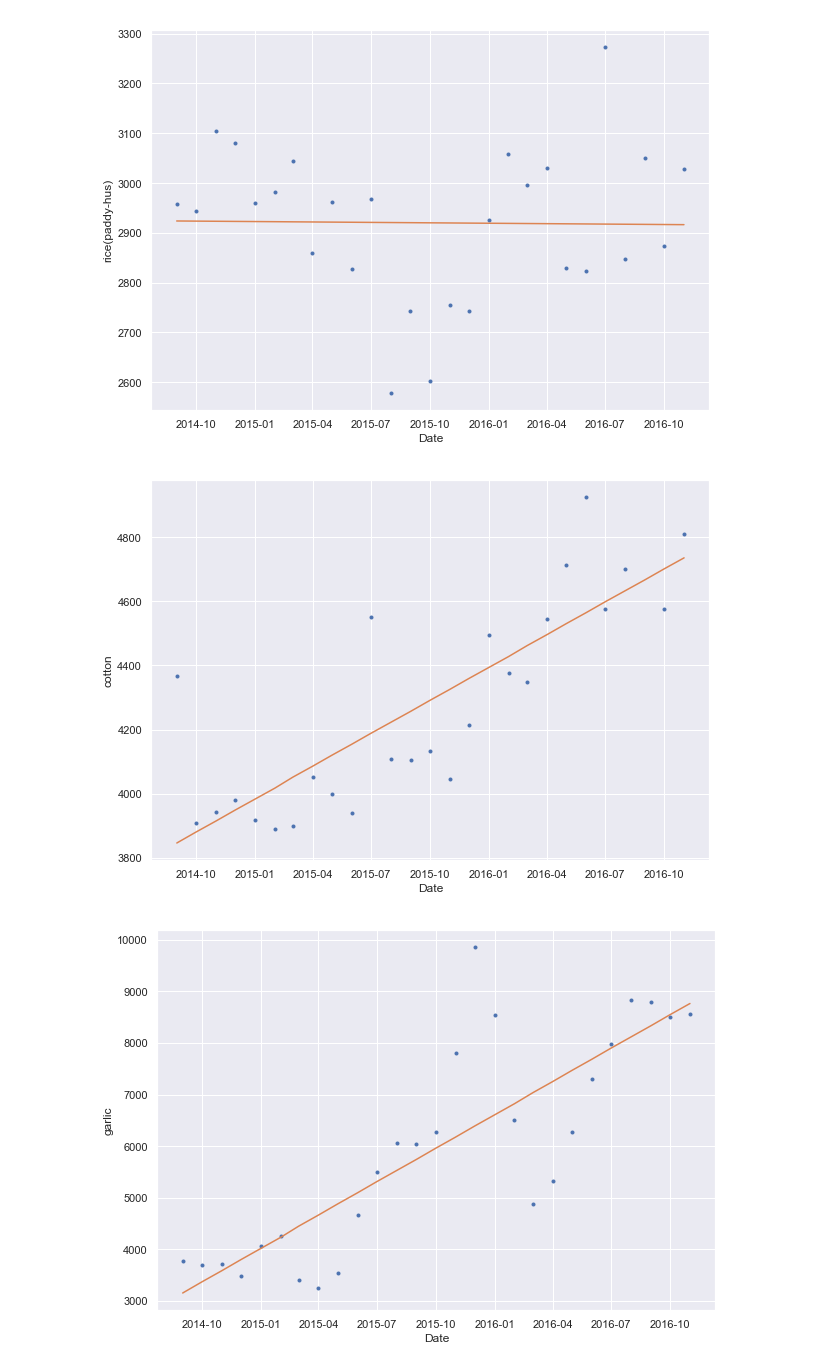
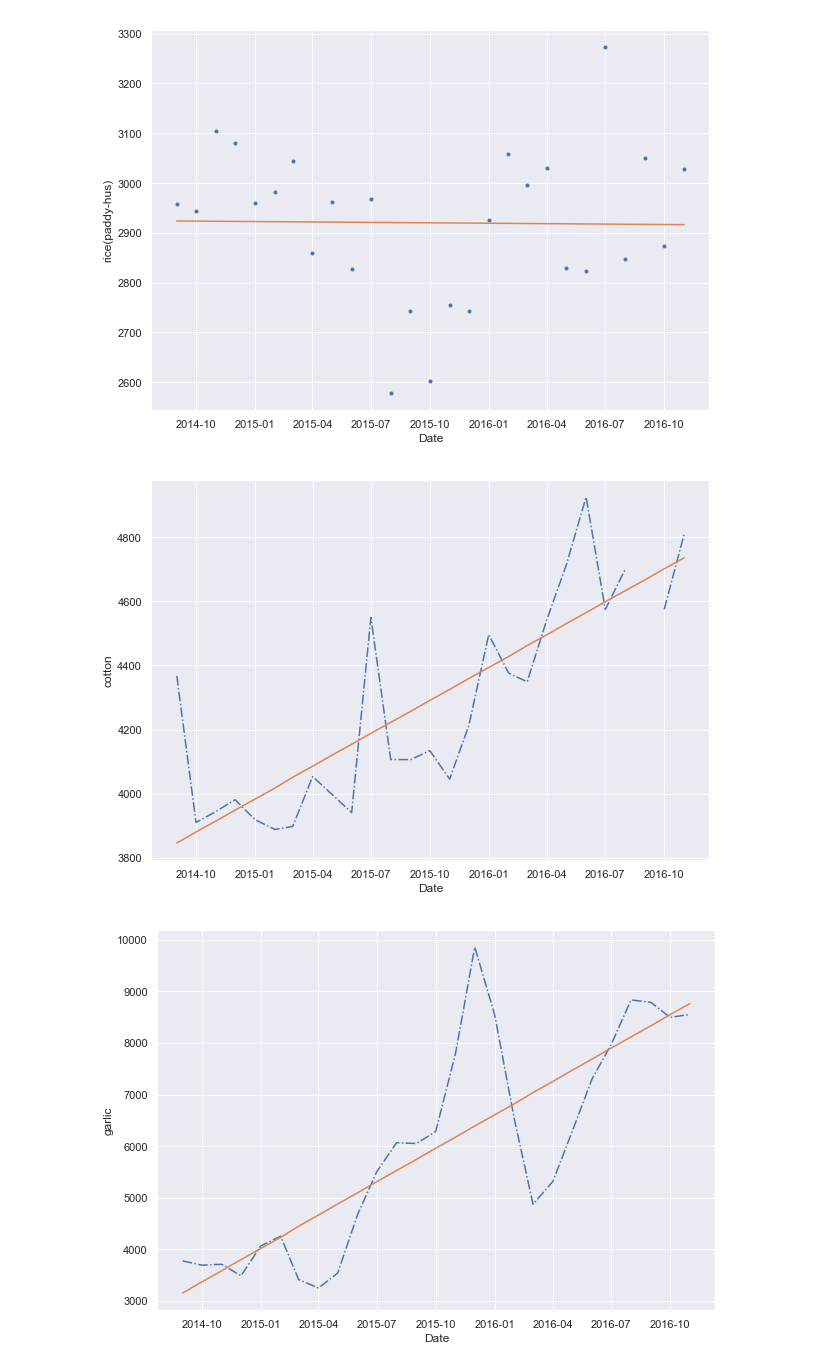
Before and after one commit to joshi-vipul/maharashtra_mandi, a Jupyter notebook: multiplicative_model.ipynb, the cells around one changed output. Saved outputs shown, nothing was run; the diff lists cells and outputs as text; code cells hidden in the pictures.

Commit message:
visualization_changes

```diff
--- a/multiplicative_model.ipynb
+++ b/multiplicative_model.ipynb
@@ -501,15 +501,15 @@ for i in range(0,len(crop_name)):
 # %%
 crop_name =[ 'cotton','garlic','sesamum','gram','wheat(husked)']
 for i in range(0,len(crop_name)):
     plt.figure(figsize=(10,7))
     dt = trendline['modal_price'].columns.tolist()
     y = trendline['modal_price'].loc[crop_name[i]]
-    plt.plot(dt,y,'.')
+    plt.plot(dt,y,'-.')
     intercept,coeff,r2 = decompose_trend(trendline,'modal_price',crop_name[i])
     dt1 = np.arange(0,len(trendline['modal_price'].loc[crop_name[i]]))
     plt.plot(dt,f(dt1,intercept,coeff),'-')
     plt.xlabel('Date')
     plt.ylabel(crop_name[i])
 # %% [output]
-[figure, old version]
+[figure, new version]
-[figure, old version]
+[figure, new version]
```
Also changed, not shown: parts of 1 cell of this notebook.
